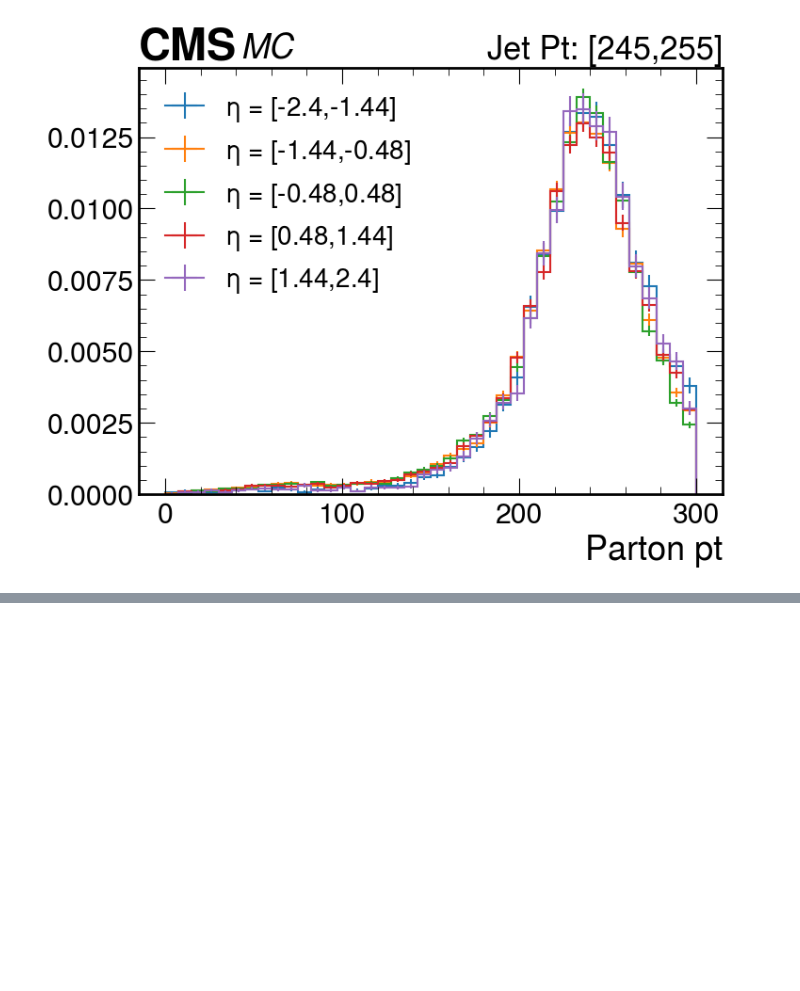
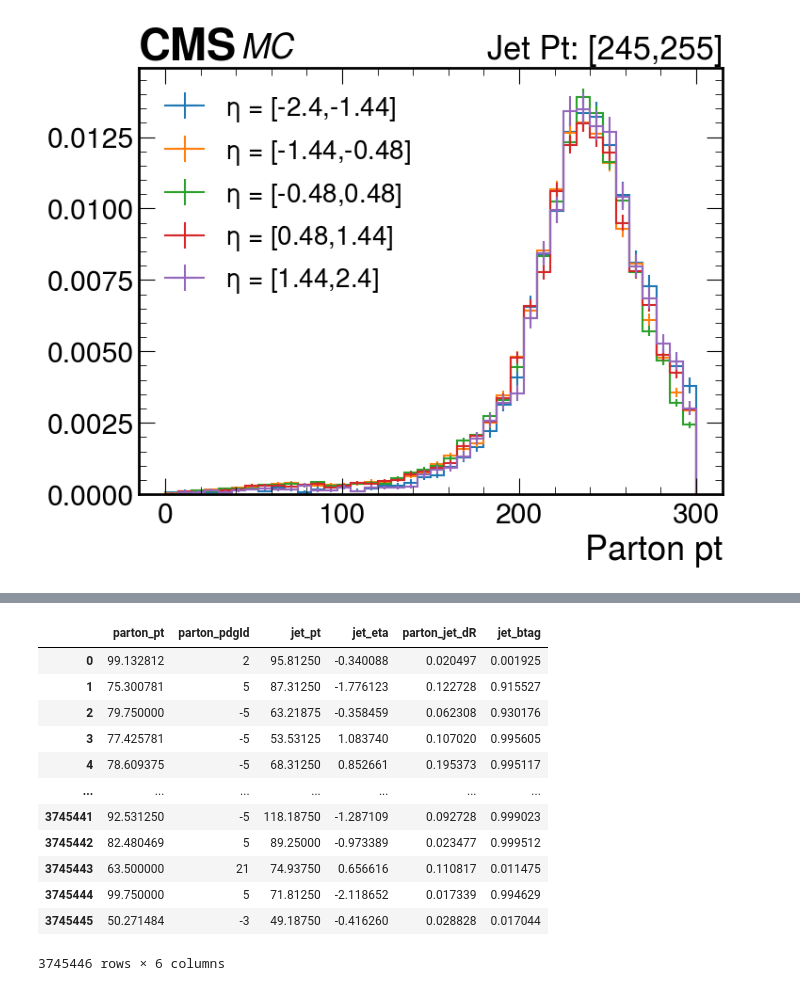
Before and after one commit to PocketCoffea/PocketCoffea, a Jupyter notebook: notebooks/plotting/PartonMatchingEfficiency.ipynb, the cells around one changed output, grey strips where cells are left out. Saved outputs shown, nothing was run; the diff lists cells and outputs as text; code cells hidden in the pictures; blank space fills up the shorter version.

```diff
--- a/notebooks/plotting/PartonMatchingEfficiency.ipynb
+++ b/notebooks/plotting/PartonMatchingEfficiency.ipynb
@@ -308,0 +405,16 @@ for j in range(len(jet_pt_bins)):
+# %%
+df_sig
+# %% [output]
+|  | parton_pt | parton_pdgId | jet_pt | jet_eta | parton_jet_dR | jet_btag |
+| 0 | 99.132812 | 2 | 95.81250 | -0.340088 | 0.020497 | 0.001925 |
+| 1 | 75.300781 | 5 | 87.31250 | -1.776123 | 0.122728 | 0.915527 |
+| 2 | 79.750000 | -5 | 63.21875 | -0.358459 | 0.062308 | 0.930176 |
+| 3 | 77.425781 | -5 | 53.53125 | 1.083740 | 0.107020 | 0.995605 |
+| 4 | 78.609375 | -5 | 68.31250 | 0.852661 | 0.195373 | 0.995117 |
+| ... | ... | ... | ... | ... | ... | ... |
+| 3745441 | 92.531250 | -5 | 118.18750 | -1.287109 | 0.092728 | 0.999023 |
+| 3745442 | 82.480469 | 5 | 89.25000 | -0.973389 | 0.023477 | 0.999512 |
+| 3745443 | 63.500000 | 21 | 74.93750 | 0.656616 | 0.110817 | 0.011475 |
+| 3745444 | 99.750000 | 5 | 71.81250 | -2.118652 | 0.017339 | 0.994629 |
+| 3745445 | 50.271484 | -3 | 49.18750 | -0.416260 | 0.028828 | 0.017044 |
+3745446 rows × 6 columns
```
Also changed, not shown: parts of 11 cells of this notebook.
